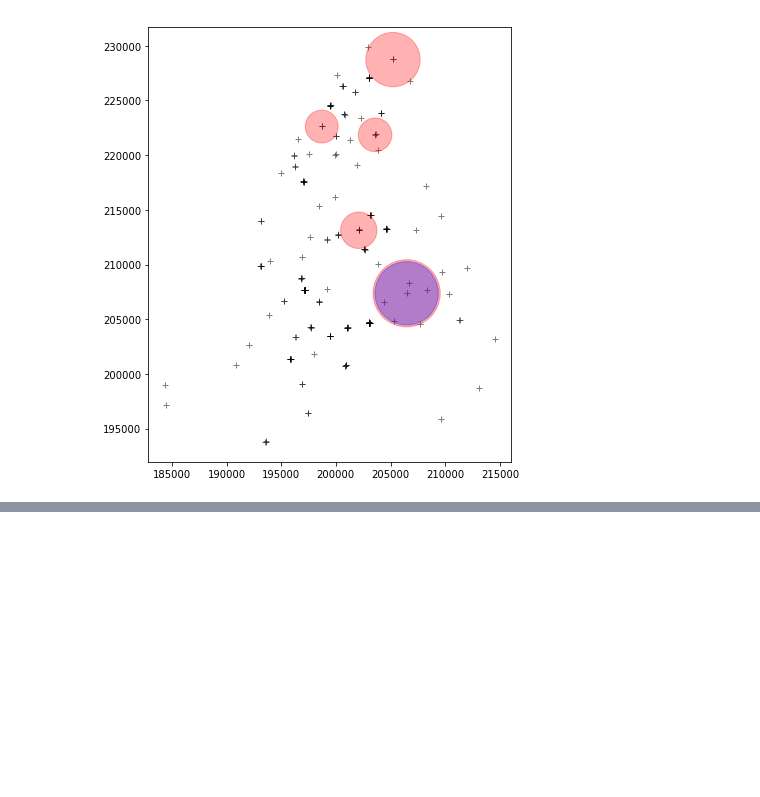
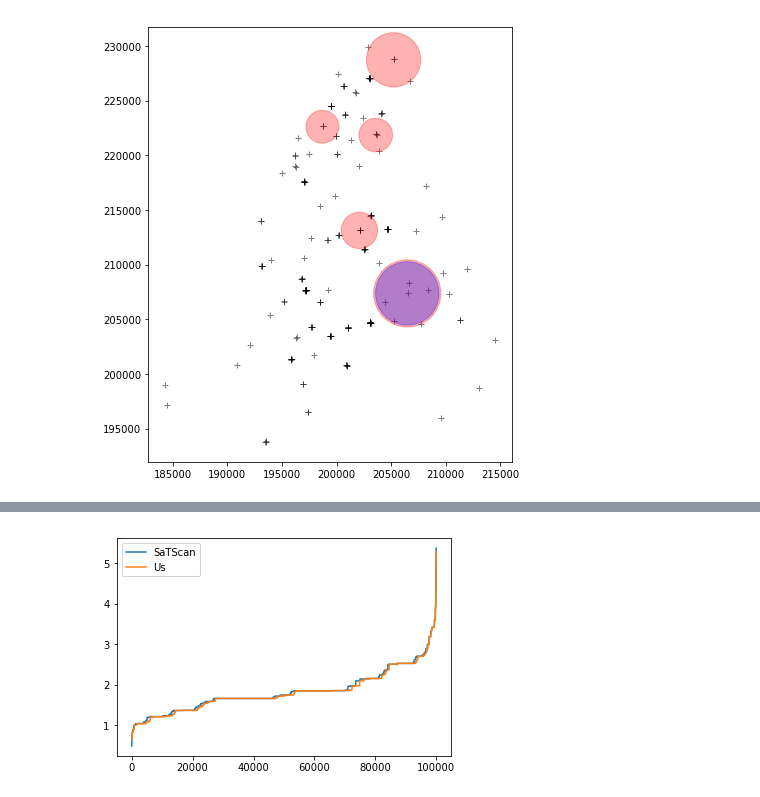
Before and after one commit to QuantCrimAtLeeds/PredictCode, a Jupyter notebook: notebooks/SaTScan Replication.ipynb, the cells around one changed output, grey strips where cells are left out. Cells and saved outputs as stored; diff of their text form; code cells hidden in the pictures; blank space fills up the shorter version.

Commit message:
More SaTScan replication

```diff
--- a/notebooks/SaTScan Replication.ipynb
+++ b/notebooks/SaTScan Replication.ipynb
@@ -603,0 +769,8 @@ ax.set_aspect(1)
+# %%
+trainer = open_cp.stscan.STSTrainer()
+trainer.geographic_population_limit = 0.5
+trainer.geographic_radius_limit = 3000
+trainer.time_population_limit = 0.5
+trainer.time_max_interval = datetime.timedelta(days=10)
+trainer.data = open_cp.TimedPoints.from_coords(timestamps, points[0], points[1])
+result = trainer.predict()
@@ -603,0 +813,11 @@ ax.set_aspect(1)
+# %%
+our_stats = trainer.monte_carlo_simulate(runs=9999)
+# %%
+our_stats.sort()
+stats = [our_stats[i*9999//99999] for i in range(99999)]
+plt.plot(satscan_stats)
+plt.plot(stats)
+plt.legend(["SaTScan", "Us"])
+None
+# %% [output]
+[figure, added]
```
Also changed, not shown: parts of 23 cells of this notebook, 8 other files.
